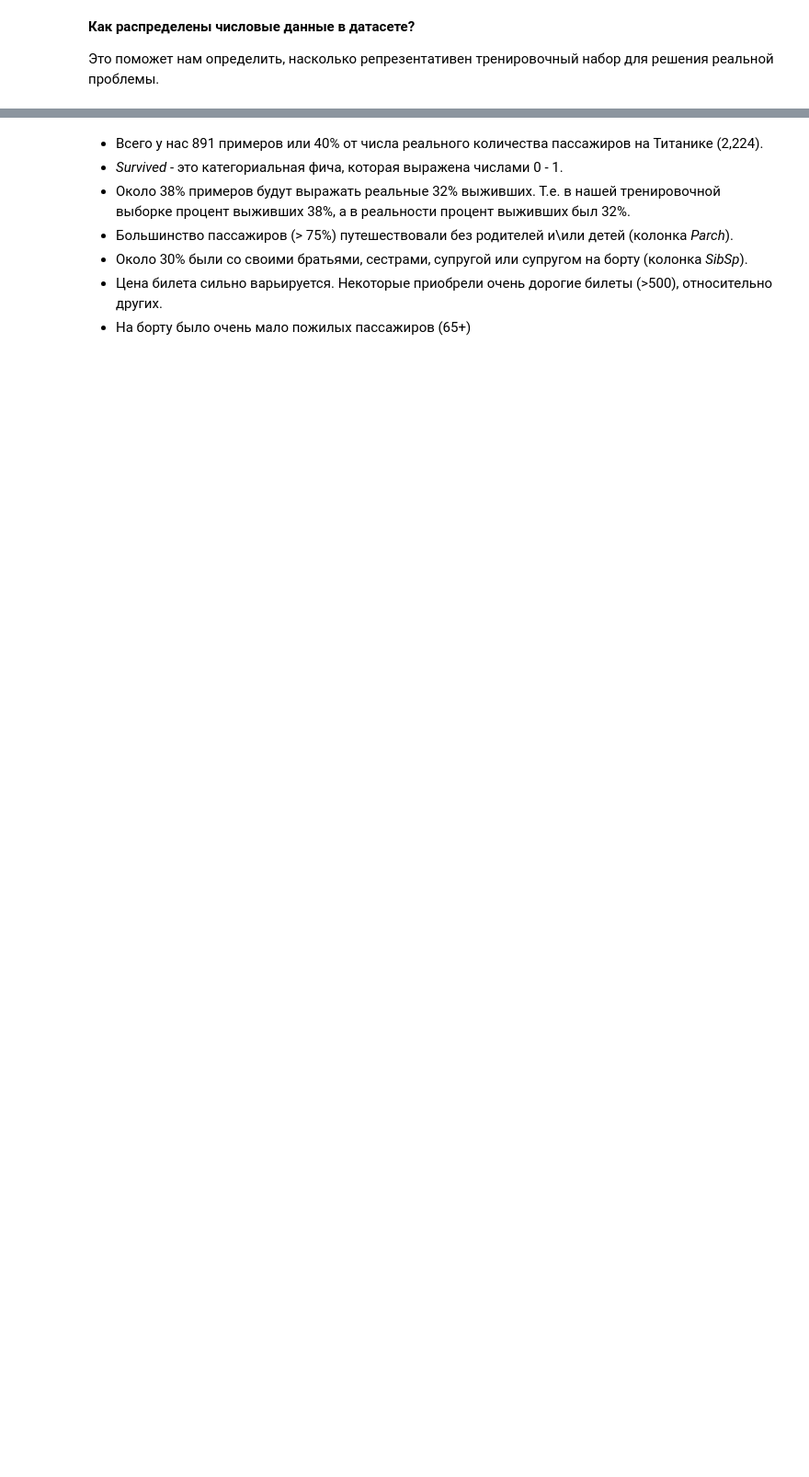
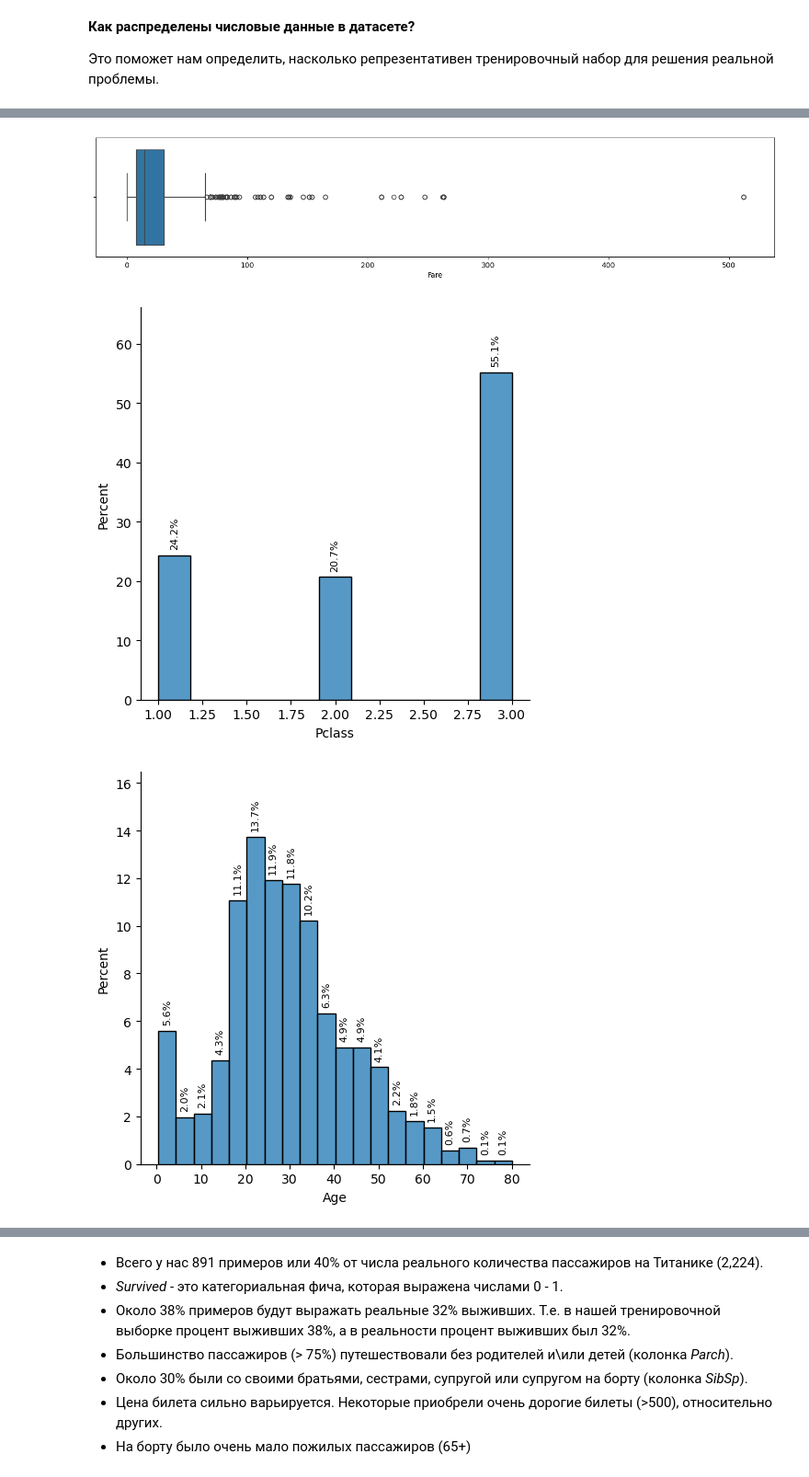
Before and after one commit to Okolnov-vit/bigData, a Jupyter notebook: labs/lab-titanic/titanic-data-science-solutions.ipynb, the cells around one changed output, grey strips where cells are left out. Shown at 92% size. Drawn from its saved outputs; the diff is of its cells as text; code cells hidden in the pictures; blank space fills up the shorter version.

```diff
--- a/labs/lab-titanic/titanic-data-science-solutions.ipynb
+++ b/labs/lab-titanic/titanic-data-science-solutions.ipynb
@@ -244,19 +315,23 @@ train_df.describe()
 # %%
 plt.figure(figsize=(17,3))
 sns.boxplot(data=train_df, x='Fare')
 
 subplots = [sns.displot(data=train_df, x='Pclass', stat='percent'),
             sns.displot(data=train_df, x='Age', stat='percent'),
             sns.displot(data=train_df, x='SibSp', stat='percent'),
             sns.displot(data=train_df, x='Parch', stat='percent')]
 
 # Добавим проценты над графиком
 for plot in subplots:
     for ax in plot.axes.ravel():
         for c in ax.containers:
             labels = [f'{w:0.1f}%' if (w := v.get_height()) > 0 else '' for v in c]
             ax.bar_label(c, labels=labels, label_type='edge', fontsize=8, rotation=90, padding=5)
         ax.margins(y=0.2)
 
-#plt.tight_layout()
-#plt.show()
+plt.tight_layout()
+plt.show()
+# %% [output]
+[figure, added]
+[figure, added]
+[figure, added]
```
Also changed, not shown: parts of 59 cells of this notebook, 2 other files.
